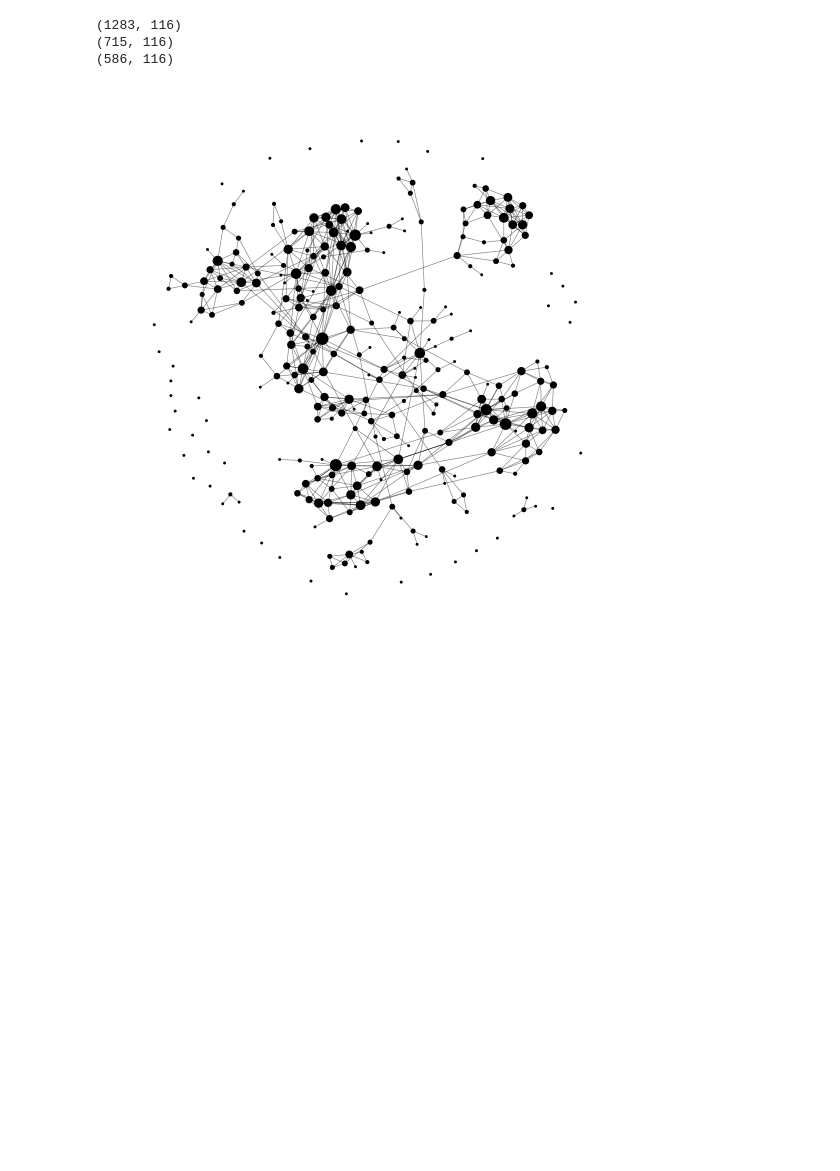
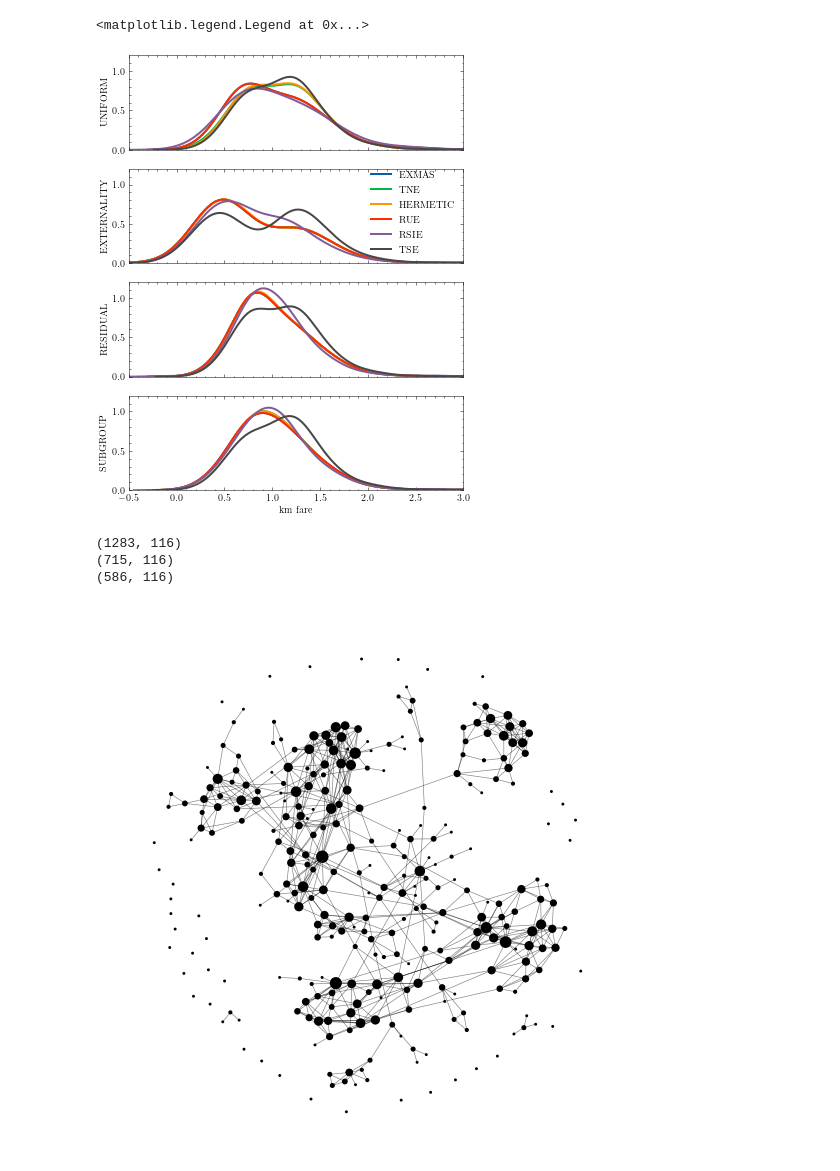
Before and after one commit to RafalKucharskiPK/ExMAS, a Jupyter notebook: ExMAS/spinoffs/game/paper_results.ipynb, the cells around one changed output. Cells and saved outputs as stored; diff of their text form; code cells hidden in the pictures; blank space fills up the shorter version.

```diff
--- a/ExMAS/spinoffs/game/paper_results.ipynb
+++ b/ExMAS/spinoffs/game/paper_results.ipynb
@@ -292 +289,37 @@ plt.savefig('bars.png',dpi=600)
+# %%
+for PRICING in ['UNIFORM','EXTERNALITY','RESIDUAL','SUBGROUP']:
+    rm['fare_{}'.format(PRICING)] = rm[PRICING]-rm.cost_user
+    rm['kmfare {}'.format(PRICING)] = rm['fare_{}'.format(PRICING)]/rm.distance
+EXPERIMENT_NAME = 'res4'
+plt.style.use(['science'])
+PRICINGS = ['UNIFORM','EXTERNALITY','RESIDUAL','SUBGROUP']
+fig, axes = plt.subplots(4,1, figsize = (6,8), sharey = True, sharex = True)
+axes = axes.flatten()
+j=-1
+for i,PRICING in enumerate(PRICINGS):
+
+    for j, ALGO in enumerate(['EXMAS', 'TNE', 'HERMETIC', 'RUE', 'RSIE', 'TSE']):
+
+        col = "Experiment-{}_Pricing-{}_Objective-['total_group_cost']_Pruning-['{}']_minmax-min".format(EXPERIMENT_NAME, PRICING, ALGO)
+        to_plot = rm[rm[col] == 1]
+        sns.distplot(to_plot['kmfare {}'.format(PRICING)],ax = axes[i],
+                     kde = True, hist = False, label = ALGO,
+                     rug_kws={"alpha":0.2, 'height':0.1, 'lw':2},
+                     kde_kws={'bw':0.35, 'lw': 2, 'cumulative': False},
+                     rug = False)
+        axes[i].set_ylabel(PRICING)
+        axes[i].set_xlabel('km fare')
+
+#         to_plot['$\Delta C$']=(to_plot[PRICING]-to_plot['desired_{}'.format(PRICING)])/to_plot['desired_{}'.format(PRICING)]
+#         sns.distplot(to_plot['$\Delta C$'],ax = axes[j], kde = True, hist = False, label = PRICING, rug_kws={"alpha":0.2, 'height':0.2, 'lw':2}, kde_kws={'bw':0.05, 'lw': 2, 'cumulative': True}, rug = True)
+        axes[i].set_xlim((-0.5,3))
+
+        #axes[i].set_xscale('log')
+        #axes[i].get_legend().remove()
+        axes[i].set_ylim((0,1.2))
+axes[1].legend()
+#plt.savefig('fares.png', dpi = 600)
+# %% [output]
+<matplotlib.legend.Legend at 0x...>
+[figure, added]
 # %%
```
Also changed, not shown: parts of 15 cells of this notebook.
